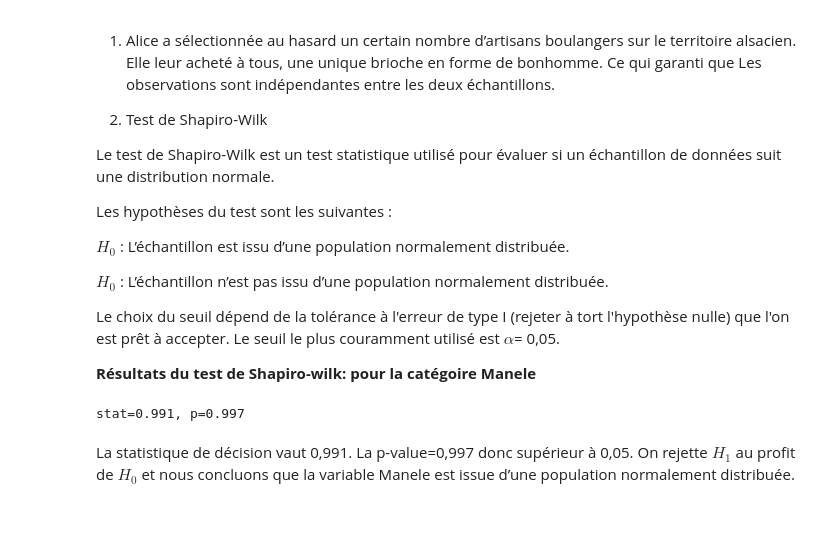
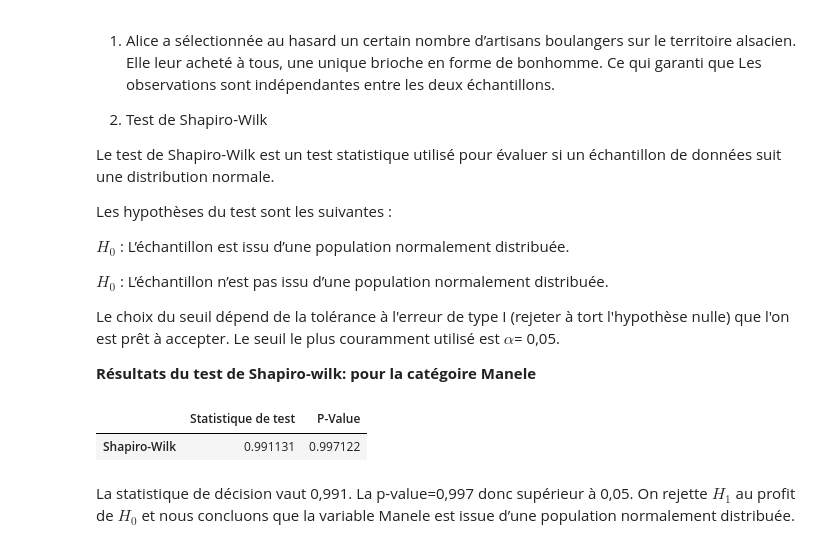
Before and after one commit to bigirimanainnocent12/Test-T-de-student-pour-deux-chantillons-ind-pendants, a Jupyter notebook: Test_T_de_Student_Pour_Deux_échantillons_Indépendants.ipynb, the cells around one changed output. Cells and saved outputs as stored; diff of their text form; code cells hidden in the pictures; blank space fills up the shorter version.

```diff
--- a/Test_T_de_Student_Pour_Deux_échantillons_Indépendants.ipynb
+++ b/Test_T_de_Student_Pour_Deux_échantillons_Indépendants.ipynb
@@ -106,10 +106,12 @@ Le choix du seuil dépend de la tolérance à l'erreur de type I (rejeter à tor
 # %%
 from scipy.stats import shapiro
 stat,p=shapiro(Manele)
-
-print('stat=%.3f, p=%.3f' % (stat,p))
+dicte={'Statistique de test':stat,'P-Value':p}
+test=pd.DataFrame(dicte,index=["Shapiro-Wilk"])
+test
 # %% [output]
-stat=0.991, p=0.997
+|  | Statistique de test | P-Value |
+| Shapiro-Wilk | 0.991131 | 0.997122 |
 # %% [markdown]
 La statistique de décision vaut 0,991. La p-value=0,997 donc supérieur à 0,05. On rejette $H_1$ au profit de $H_0$ et nous concluons que la variable Manele est issue d’une population normalement distribuée.
 # %% [markdown]
```
Also changed, not shown: parts of 21 cells of this notebook.
